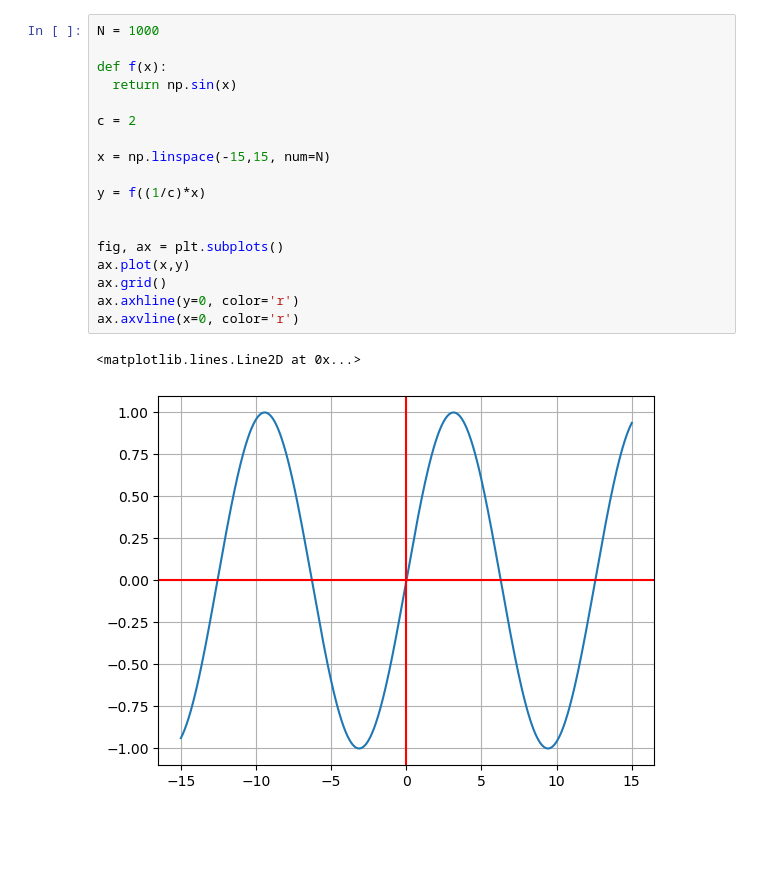
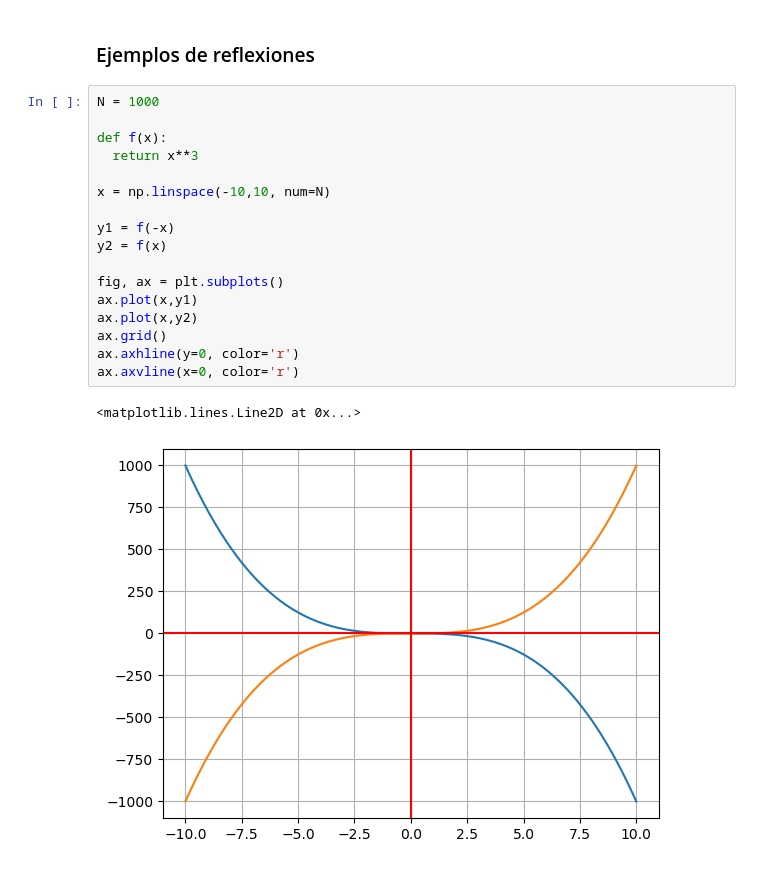
Before and after one commit to amolinasimancas/myJupyterNotebooks, a Jupyter notebook: clase3.ipynb, the cells around one changed output. Drawn from its saved outputs; the diff is of its cells as text; blank space fills up the shorter version.

```diff
--- a/clase3.ipynb
+++ b/clase3.ipynb
@@ -24,21 +61,22 @@ ax.axvline(x=0, color='r')
+# %% [markdown]
+### Ejemplos de reflexiones
 # %%
 N = 1000
 
 def f(x):
-  return np.sin(x)
+  return x**3
 
-c = 2
+x = np.linspace(-10,10, num=N)
 
-x = np.linspace(-15,15, num=N)
-
-y = f((1/c)*x)
-
+y1 = f(-x)
+y2 = f(x)
 
 fig, ax = plt.subplots()
-ax.plot(x,y)
+ax.plot(x,y1)
+ax.plot(x,y2)
 ax.grid()
 ax.axhline(y=0, color='r')
 ax.axvline(x=0, color='r')
 # %% [output]
 <matplotlib.lines.Line2D at 0x...>
-[figure, old version]
+[figure, new version]
```
Also changed, not shown: parts of 5 cells of this notebook, 1 other file.
